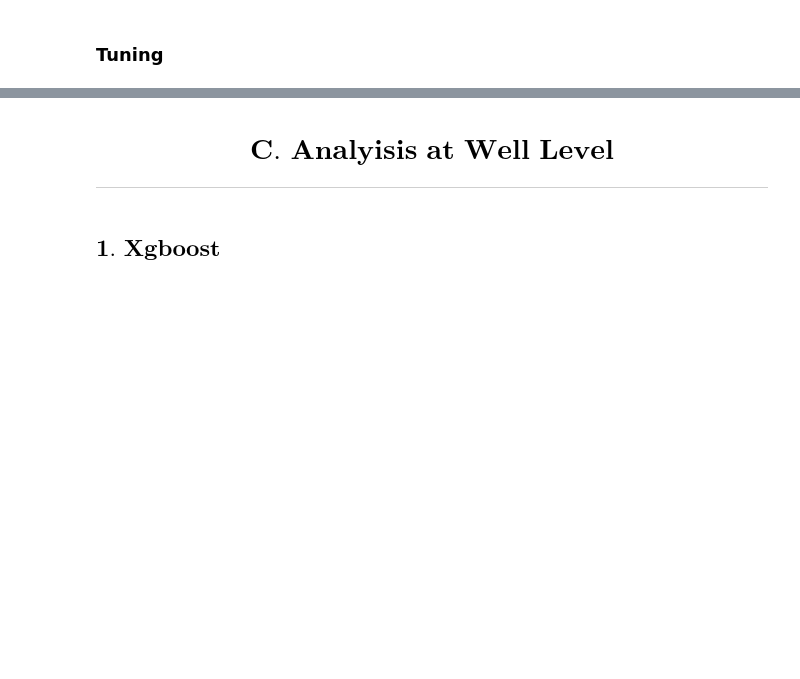
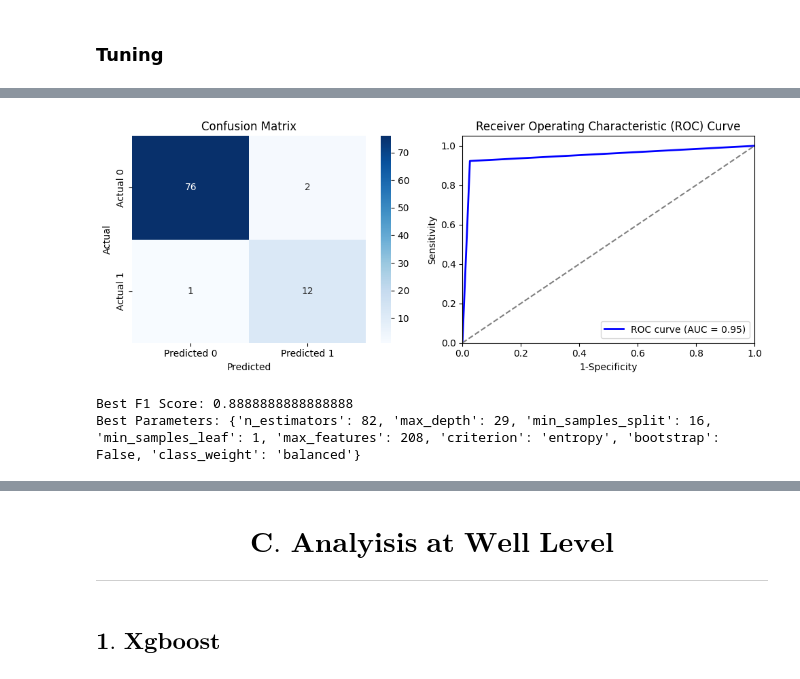
Before and after one commit to kameshcodes/ms-project, a Jupyter notebook: notebooks/6_daily_averaged_data.ipynb, the cells around one changed output, grey strips where cells are left out. Saved outputs shown, nothing was run; the diff lists cells and outputs as text; code cells hidden in the pictures; blank space fills up the shorter version.

```diff
--- a/notebooks/6_daily_averaged_data.ipynb
+++ b/notebooks/6_daily_averaged_data.ipynb
@@ -426,25 +426,47 @@ daily_df[daily_df.NodeID == 7][-15:]
 ### Tuning
 # %%
 from sklearn.ensemble import RandomForestClassifier
-from sklearn.model_selection import RandomizedSearchCV
-from scipy.stats import randint, uniform
+from sklearn.model_selection import train_test_split
+from sklearn.metrics import confusion_matrix, roc_curve, auc, f1_score
+from sklearn.datasets import make_classification
+import optuna
 
-param_dist = {
-    'n_estimators': randint(50, 200),
-    'max_depth': randint(5, 50),
-    'min_samples_split': randint(2, 20),
-    'min_samples_leaf': randint(1, 20),
-    'max_features': randint(1, X_train.shape[1]),
-    'criterion': ['gini', 'entropy'],
-    'bootstrap': [True, False],
-    'class_weight': [None, 'balanced']
-}
+def objective(trial):
+    param_dist = {
+        'n_estimators': trial.suggest_int('n_estimators', 50, 200),
+        'max_depth': trial.suggest_int('max_depth', 5, 50),
+        'min_samples_split': trial.suggest_int('min_samples_split', 2, 20),
+        'min_samples_leaf': trial.suggest_int('min_samples_leaf', 1, 20),
+        'max_features': trial.suggest_int('max_features', 1, X_train.shape[1]),
+        'criterion': trial.suggest_categorical('criterion', ['gini', 'entropy']),
+        'bootstrap': trial.suggest_categorical('bootstrap', [True, False]),
+        'class_weight': trial.suggest_categorical('class_weight', [None, 'balanced'])
+    }
 
-rf_model = RandomForestClassifier(random_state=1)
+    rf_model = RandomForestClassifier(**param_dist, random_state=1)
+    rf_model.fit(X_train, y_train)
+    y_pred = rf_model.predict(X_test)
+    f1 = f1_score(y_test, y_pred)
+    return f1
 
-random_search = RandomizedSearchCV(rf_model, param_distributions=param_dist, n_iter=50, cv=3, scoring='f1', random_state=1)
-random_search.fit(X_train, y_train)
-best_rf_model = random_search.best_estimator_
+study = optuna.create_study(direction='maximize')
+study.optimize(objective, n_trials=50)
+
+best_params = study.best_params
+best_f1 = study.best_value
+
+best_rf_model = RandomForestClassifier(**best_params, random_state=1)
+best_rf_model.fit(X_train, y_train)
 y_pred_rf = best_rf_model.predict(X_test)
+
+cm = confusion_matrix(y_test, y_pred_rf)
+fpr, tpr, _ = roc_curve(y_test, y_pred_rf)
+roc_auc = auc(fpr, tpr)
+
+
 cm3 = plot_roc_curve_and_confusion_matrix(y_test, y_pred_rf)
 calculate_metrics_from_confusion_matrix(cm3)
+
+print("Best F1 Score:", best_f1)
+print("Best Parameters:", best_params)
+# %% [output]
@@ -450,0 +490,3 @@ calculate_metrics_from_confusion_matrix(cm3)
+[figure, added]
+Best F1 Score: 0.8888888888888888
+Best Parameters: {'n_estimators': 82, 'max_depth': 29, 'min_samples_split': 16, 'min_samples_leaf': 1, 'max_features': 208, 'criterion': 'entropy', 'bootstrap': False, 'class_weight': 'balanced'}
```
Also changed, not shown: parts of 5 cells of this notebook.
